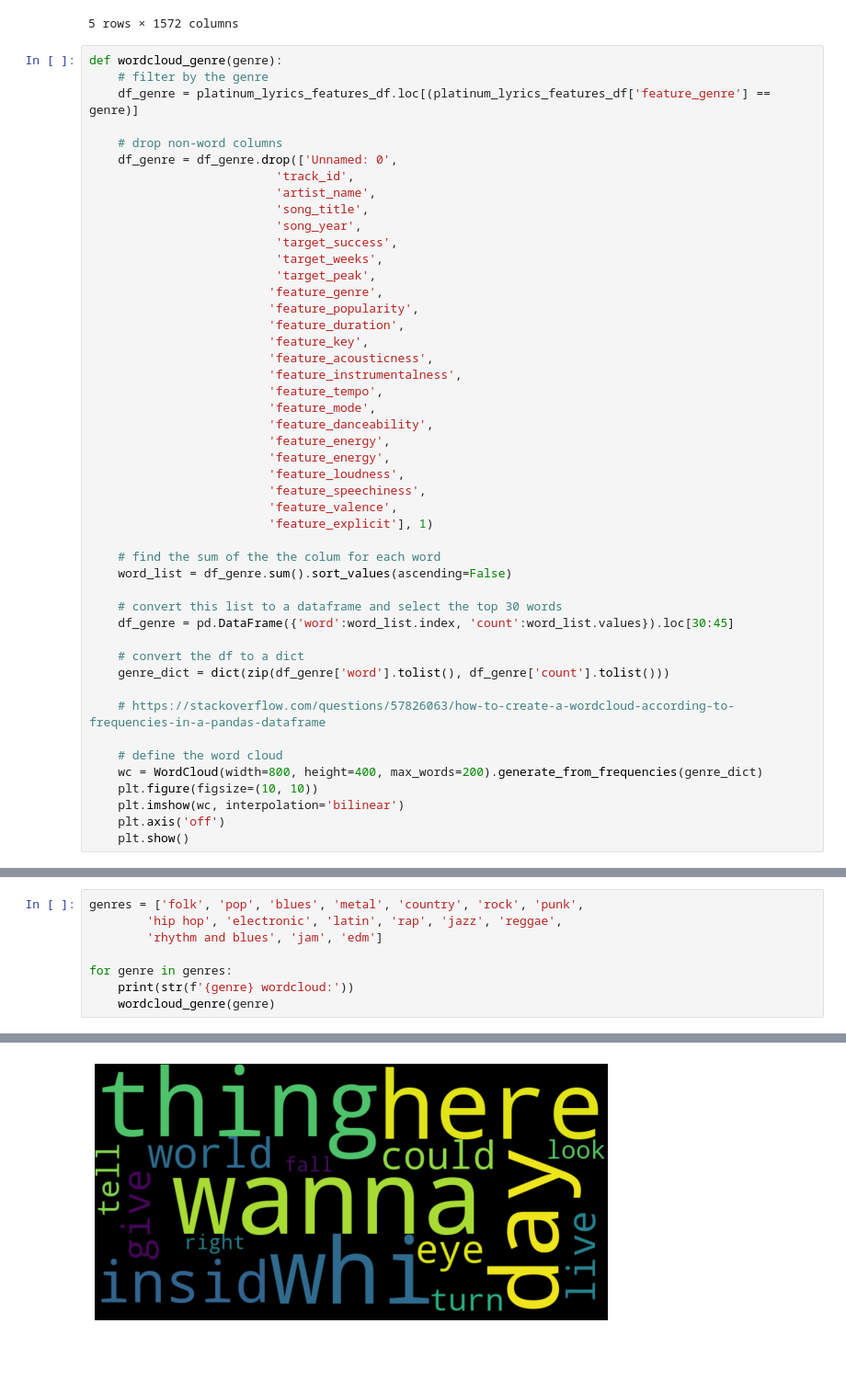
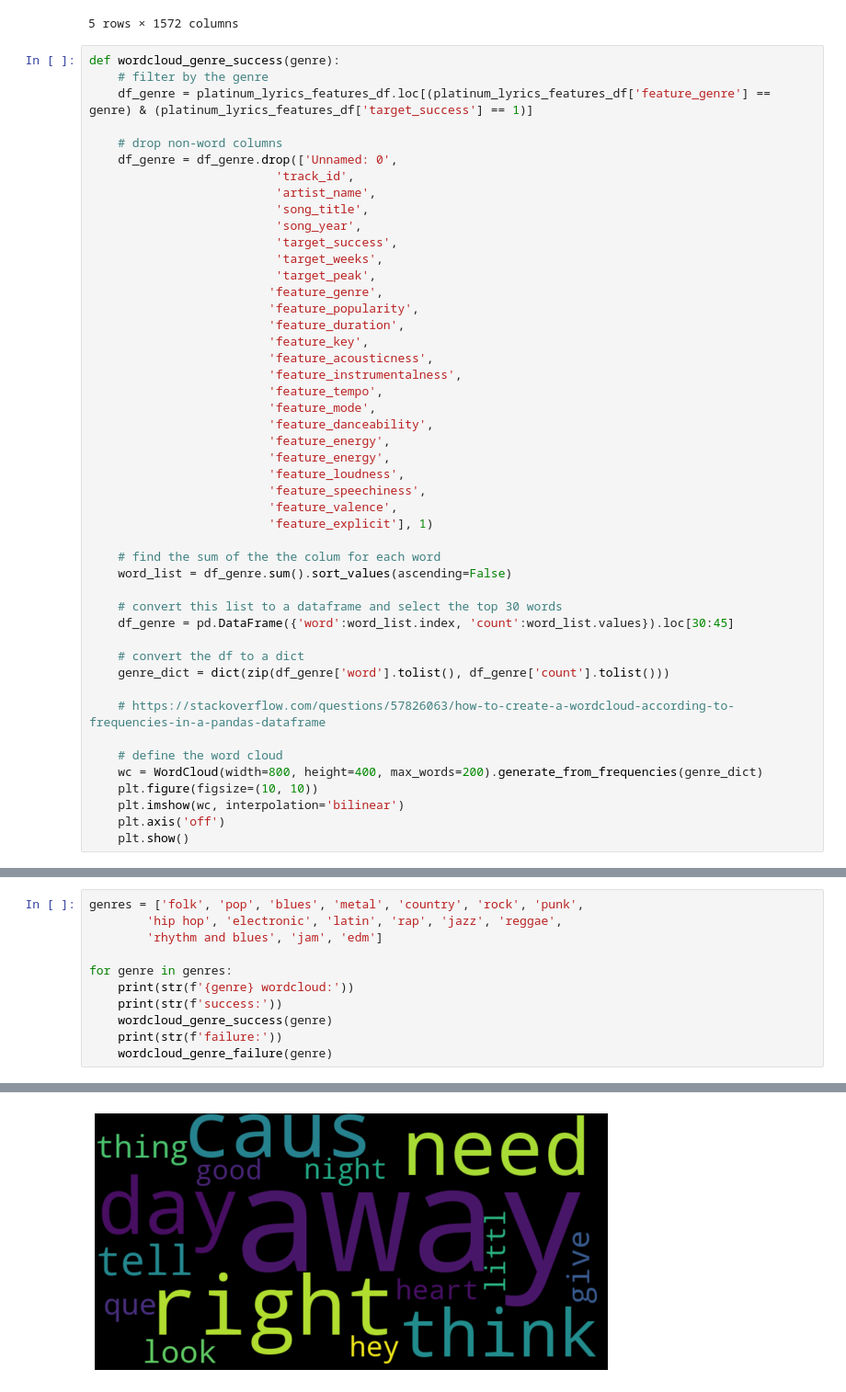
Before and after one commit to jwade688/platinum_lyric_project, a Jupyter notebook: word_clouds/word_clouds.ipynb, the cells around one changed output, grey strips where cells are left out. Shown at 92% size. Drawn from its saved outputs; the diff is of its cells as text; blank space fills up the shorter version.

Commit message:
update for genre by success or not

```diff
--- a/word_clouds/word_clouds.ipynb
+++ b/word_clouds/word_clouds.ipynb
@@ -88,9 +65,9 @@ platinum_lyrics_features_df.head()
 | 4 | 4 | TRAAGMC128F4292D0F | little texas | my love | 1994 | country | 44 | ... |
 5 rows × 1572 columns
 # %%
-def wordcloud_genre(genre):
+def wordcloud_genre_success(genre):
     # filter by the genre
-    df_genre = platinum_lyrics_features_df.loc[(platinum_lyrics_features_df['feature_genre'] == genre)]
+    df_genre = platinum_lyrics_features_df.loc[(platinum_lyrics_features_df['feature_genre'] == genre) & (platinum_lyrics_features_df['target_success'] == 1)]
 
     # drop non-word columns
     df_genre = df_genre.drop(['Unnamed: 0',
@@ -141,6 +165,9 @@ genres = ['folk', 'pop', 'blues', 'metal', 'country', 'rock', 'punk',
 
 for genre in genres:
     print(str(f'{genre} wordcloud:'))
-    wordcloud_genre(genre)
+    print(str(f'success:'))
+    wordcloud_genre_success(genre)
+    print(str(f'failure:'))
+    wordcloud_genre_failure(genre)
 # %% [output]
 folk wordcloud:
@@ -153 +182 @@ metal wordcloud:
-[figure, old version]
+[figure, new version]
```
Also changed, not shown: parts of 4 cells of this notebook, 1 other file.
